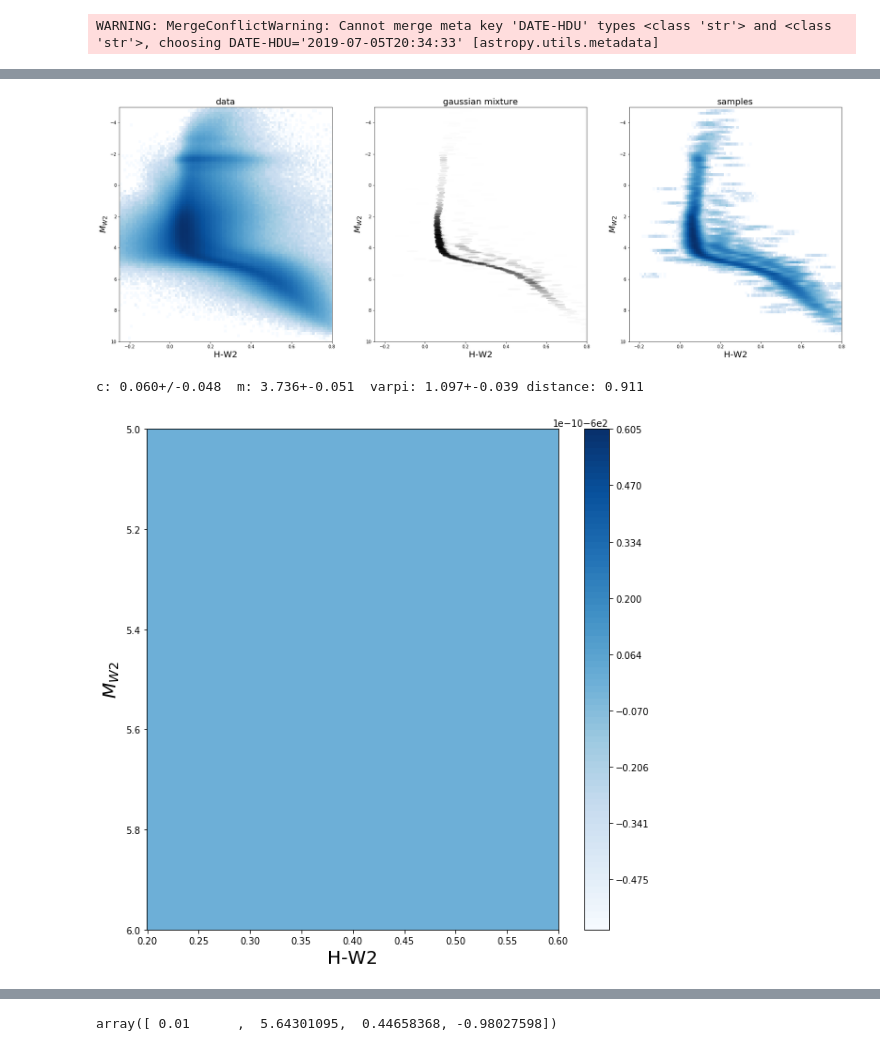
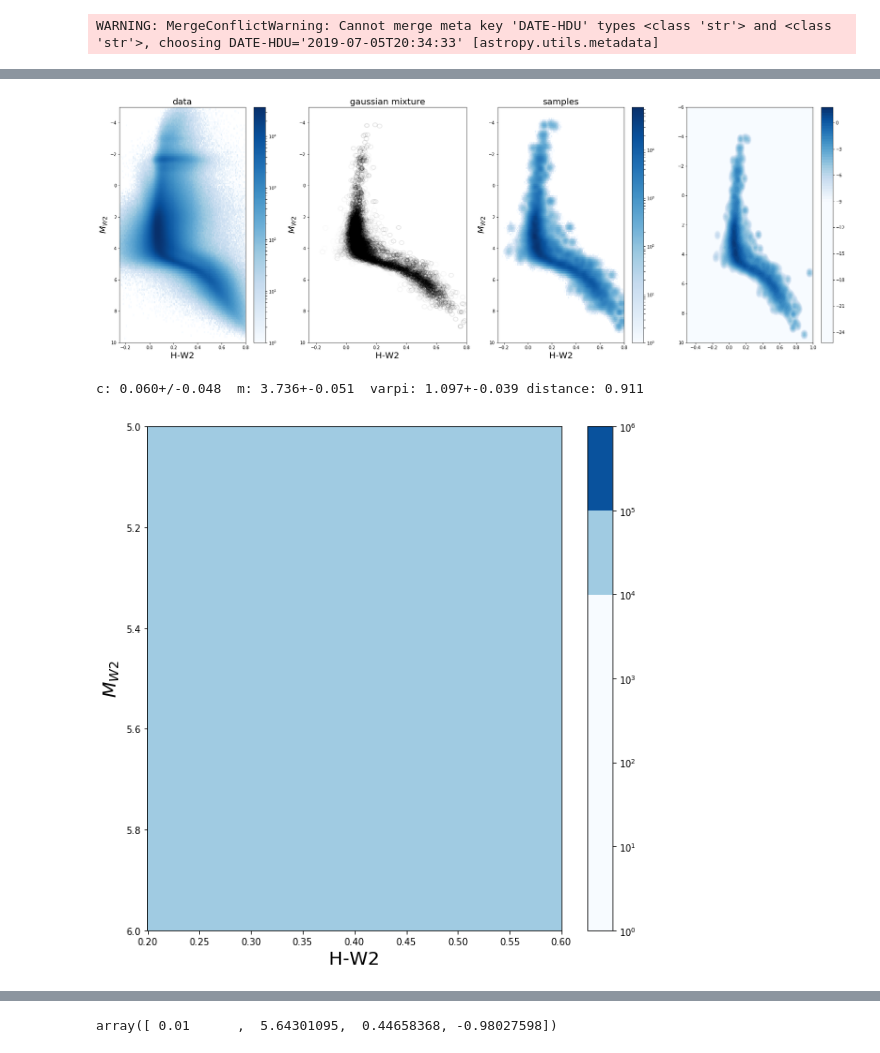
Before and after one commit to andersdot/dust, a Jupyter notebook: dustAutograd.ipynb, the cells around one changed output, grey strips where cells are left out. Saved outputs shown, nothing was run; the diff lists cells and outputs as text; code cells hidden in the pictures.

```diff
--- a/dustAutograd.ipynb
+++ b/dustAutograd.ipynb
@@ -106,10 +106,11 @@ plt.plot(x, gamma.logpdf(x, 1.1, 0, 5)) #, 0, 10))
 [<matplotlib.lines.Line2D at 0x...>]
 [figure]
 # %%
-ncomp = 1024
-w = 0.00100
+ncomp = 4096
+w = 0.000
 #rjce_fullcmd_sfd_0.0075_0.00050w_1024G.fits
-filename = 'rjce_fullcmd_sfd_0.0075_{0:.5f}w_{1}G.fits'.format(w, ncomp)
+filename = 'rjce_fullcmd_sfd_0.005_0.01000w_4096G_alldata_normstd_backtounits.fits'
+#filename = 'rjce_fullcmd_sfd_0.0075_{0:.5f}w_{1}G.fits'.format(w, ncomp)
 xdgmm = XDGMM(filename=filename, method='Bovy')
 lndets = np.array([np.linalg.slogdet(s)[1] for s in xdgmm.V])
 icovs = np.array([np.linalg.inv(s) for s in xdgmm.V])
@@ -162,7 +220,7 @@ sample = xdgmm.sample(int(len(chat)/10))
 # %%
-fig, ax = plt.subplots(1, 3, figsize=(30, 10))
+fig, ax = plt.subplots(1, 4, figsize=(30, 10))
 
-nbins = 100
+nbins = 150
 xbins = np.linspace(-0.25, 0.8, nbins)
 ybins = np.linspace(-5, 10, nbins)
 
@@ -173,8 +231,11 @@ for c, ab, a in zip([chat, sample[:,0]], [absmaghat, sample[:,1]], [ax[0], ax[2]
     im = a.pcolormesh(xe, ye, H.T,
       norm=mpl.colors.LogNorm(), cmap=plt.get_cmap('Blues'))#vmax=75))#, vmax=20) #, vmin=-100, vmax=100)
     im.set_rasterized(True)
-
+    plt.colorbar(im, ax=a)
 plotXdgmm(xdgmm, ax[1], lw=2)
+im = ax[3].contourf(xx, yy, values.reshape(xx.shape), 100, cmap=plt.get_cmap('Blues'), vmin=-9) #vmin=-20, vmax=2.5, )
+fig.colorbar(im,ax=ax[3])
+ax[3].invert_yaxis()
 
 labels = ['data', 'gaussian mixture', 'samples']
 
@@ -184,5 +245,6 @@ for a , l in zip(ax, labels):
     a.set_xlim(-0.25, 0.8)
     a.set_ylim(10, -5)
     a.set_title(l, fontsize=20)
+fig.savefig('gmmdust.pdf', rasterized=True)
 # %% [output]
-[figure, old version]
+[figure, new version]
@@ -216,7 +262,8 @@ for i, (x, y) in enumerate(zip(xx.flatten(), yy.flatten())):
     theta = [A, y, x, d]
     logj[i] = logjoint(theta, chat[16], mhat[16], varpihat[16], sigmac[16], sigmam[16], sigmavarpi[16],
                        means, icovs, lndets,  pis, log=False)
-logj[logj < -600] = -600
+logj = logj - np.min(logj) - 10000.
+
 
 method='L-BFGS-B'
 i = 1
@@ -227,7 +274,7 @@ nbins = 100
 xbins = np.linspace(xlim[0], xlim[1], nbins)
 ybins = np.linspace(ylim[0], ylim[1], nbins)
 
-im = ax.contourf(xx, yy, logj.reshape(xx.shape), 100, cmap=plt.get_cmap('Blues'))
+im = ax.contourf(xx, yy, logj.reshape(xx.shape), 100, cmap=plt.get_cmap('Blues'), norm=mpl.colors.LogNorm(vmin=1e4, vmax=1e6))
 fig.colorbar(im,ax=ax)
 
 for i in range(16, 17):
@@ -254,31 +301,31 @@ for i in range(16, 17):
     print('c: {0:.3f}+/-{1:0.3f}  m: {2:0.3f}+-{3:0.3f}  varpi: {4:0.3f}+-{5:0.3f} distance: {6:0.3f}'.format(chat[i], sigmac[i],
                                                                                   am, np.sqrt(sigmam[i]**2 + sigmavarpi[i]**2),
                                                                                   varpihat[i], sigmavarpi[i],
                                                                                   1./varpihat[i]))
 
 
 
     #plotXdgmm(xdgmm, ax[1], lw=2)
     V = np.zeros((2,2))
     V[0,0] = sigmac[i]**2.
     V[1,1] = sigmam[i]**2 + sigmavarpi[i]**2
     p = plotgaussian1sigma(ax, np.array([chat[i], am]), V, alpha=0.5)
     #V = np.zeros((2,2))
     #V[0,0] = sigma_hat[2,2]
     #V[1,0] = sigma_hat[2,1]
     #V[0,1] = sigma_hat[1,2]
     #V[1,1] = sigma_hat[1,1]
     #p = plotgaussian1sigma(ax, np.array([theta_hat[2], theta_hat[1]]), V, c='red')
     plt.scatter(theta_hat[2], theta_hat[1])
     #A, M, c, d = theta
     plt.arrow(chat[i], am, theta_hat[2] - chat[i], theta_hat[1] - am)
 
     ax.set_xlabel('H-W2', fontsize=20)
     ax.set_ylabel('$M_{W2}$', fontsize=20)
     ax.set_xlim(0.2, 0.6)
     ax.set_ylim(6, 5)
     #ax.set_title(l, fontsize=20)
 #plt.savefig('posteriors.png', rasterized=True)
 # %% [output]
 c: 0.060+/-0.048  m: 3.736+-0.051  varpi: 1.097+-0.039 distance: 0.911
-[figure, old version]
+[figure, new version]
```
Also changed, not shown: parts of 13 cells of this notebook.
